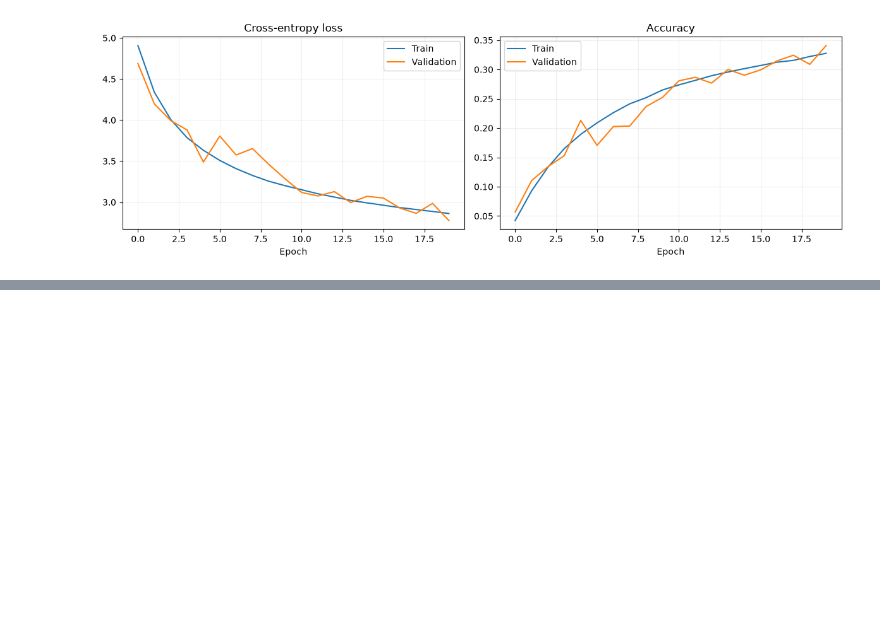
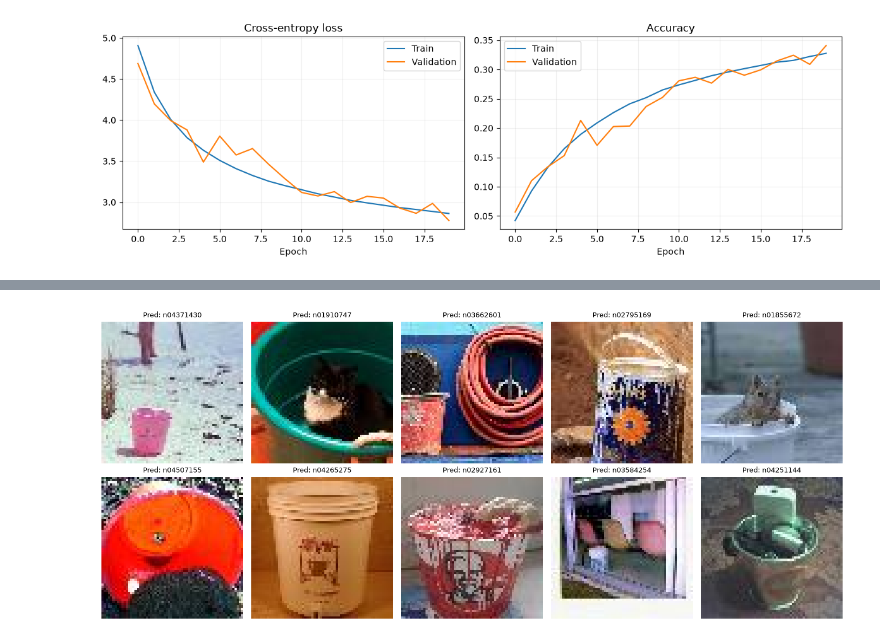
Before and after one commit to ShimshonDan/nn, a Jupyter notebook: NN/TinyImage.ipynb, the cells around one changed output, grey strips where cells are left out. Saved outputs shown, nothing was run; the diff lists cells and outputs as text; code cells hidden in the pictures; blank space fills up the shorter version.

```diff
--- a/NN/TinyImage.ipynb
+++ b/NN/TinyImage.ipynb
@@ -311,3 +348,25 @@ KeyError: 'y_true'
+# %%
+fig, axs = plt.subplots(2, 5, figsize=(14, 6))
+
+worst_class = worst[0]
+
+indices = np.where(metrics['y_true'] == worst_class)[0][:10]
+
+for ax, idx in zip(axs.flat, indices):
+    path, _ = val_samples[idx]
+
+    with Image.open(path) as image:
+        ax.imshow(image.convert('RGB'))
+
+    pred = metrics['y_pred'][idx]
+
+    ax.set_title(f"Pred: {idx_to_class[pred]}", fontsize=9)
+    ax.axis('off')
+
+plt.tight_layout()
+plt.show()
+# %% [output]
+[figure, added]
 # %%
 restored_model = TinyCNN(NUM_CLASSES).to(DEVICE)
 restored_model.load_state_dict(torch.load(CHECKPOINT_DIR / 'tiny_cnn_best.pth',
```
Also changed, not shown: parts of 3 cells of this notebook.
